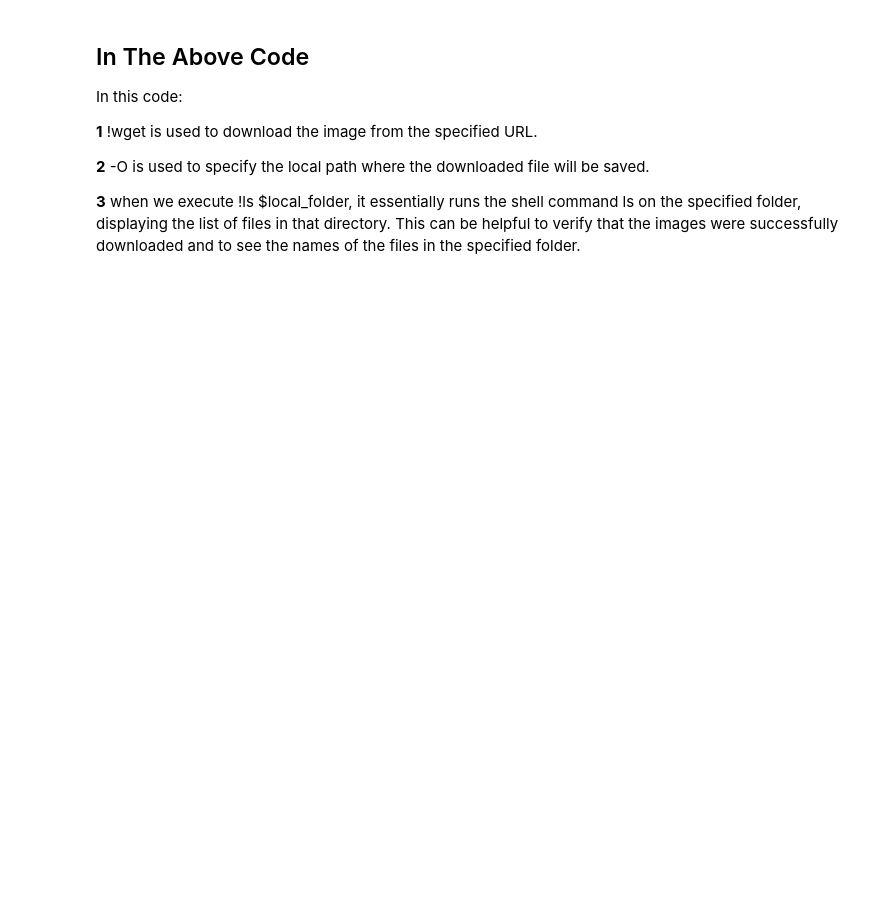
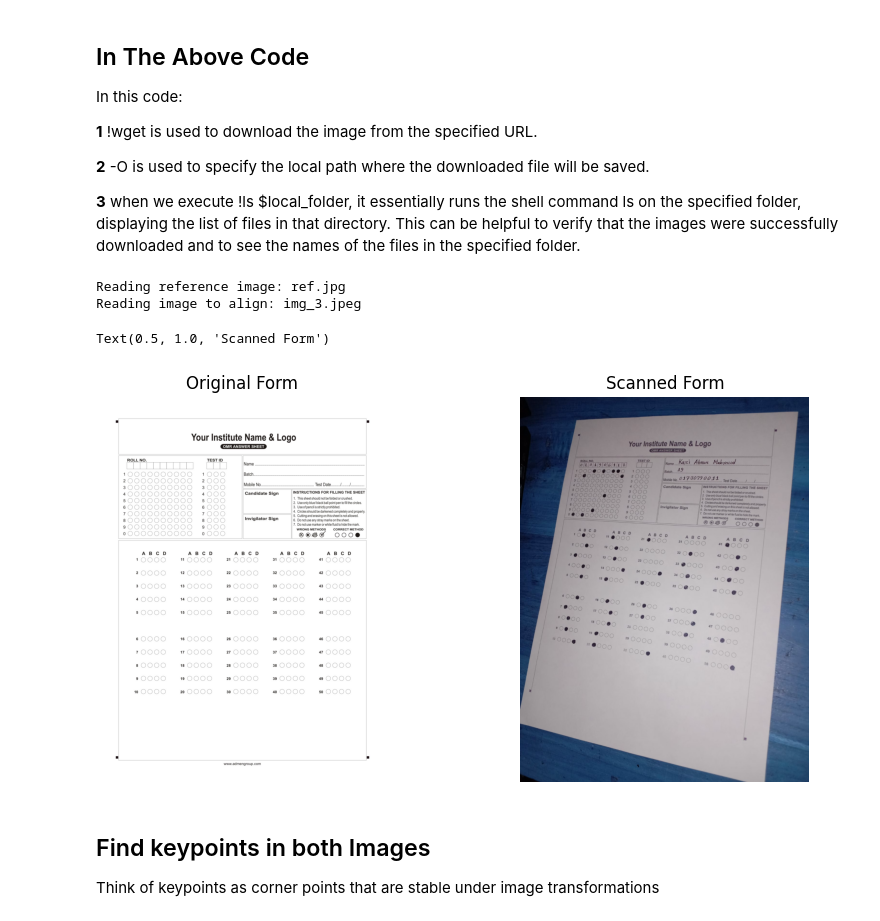
Before and after one commit to AbrarMahmud/EEE_447, a Jupyter notebook: src/Image_Registration_1906112_me.ipynb, the cells around one changed output. Drawn from its saved outputs; the diff is of its cells as text; code cells hidden in the pictures; blank space fills up the shorter version.

```diff
--- a/src/Image_Registration_1906112_me.ipynb
+++ b/src/Image_Registration_1906112_me.ipynb
@@ -50,13 +81,29 @@ In this code:
 **3**  when we execute !ls $local_folder, it essentially runs the shell command ls on the specified folder, displaying the list of files in that directory. This can be helpful to verify that the images were successfully downloaded and to see the names of the files in the specified folder.
 # %%
 # Read reference image
-refFilename = "/content/images/ref.jpg"
+refFilename = "ref.jpg"
 print("Reading reference image:", refFilename)
 im1 = cv2.imread(refFilename, cv2.IMREAD_COLOR)
-im1_cvt = cv2.cvtColor(im1, cv2.COLOR_BGR2RGB)
+im1 = cv2.cvtColor(im1, cv2.COLOR_BGR2RGB)
 
 # Read image to be aligned##################TEST_IMAGE#########################
-imFilename = "/content/images/std_1.jpeg"
+imFilename = "img_3.jpeg"
 print("Reading image to align:", imFilename)
 im2 = cv2.imread(imFilename, cv2.IMREAD_COLOR)
 im2_cvt = cv2.cvtColor(im2, cv2.COLOR_BGR2RGB) #This function is used only to convert BGR--->RGB
+# %% [output]
+Reading reference image: ref.jpg
+Reading image to align: img_3.jpeg
+# %%
+# Display Images
+
+plt.figure(figsize=[10, 5]);
+plt.subplot(121); plt.axis('off'); plt.imshow(im1); plt.title("Original Form")
+plt.subplot(122); plt.axis('off'); plt.imshow(im2); plt.title("Scanned Form")
+# %% [output]
+Text(0.5, 1.0, 'Scanned Form')
+[figure, added]
+# %% [markdown]
+## Find keypoints in both Images
+
+Think of keypoints as corner points that are stable under image transformations
```
Also changed, not shown: parts of 10 cells of this notebook.
